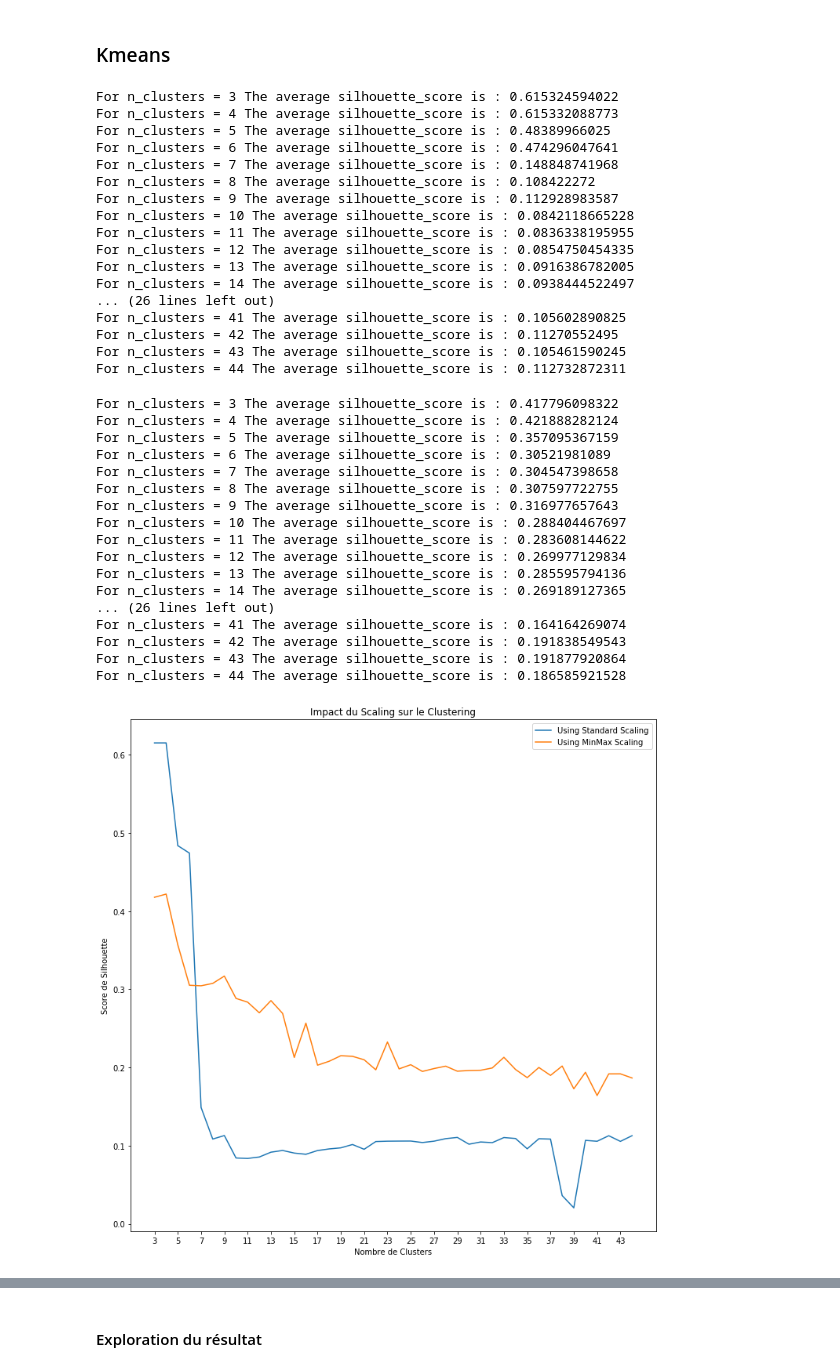
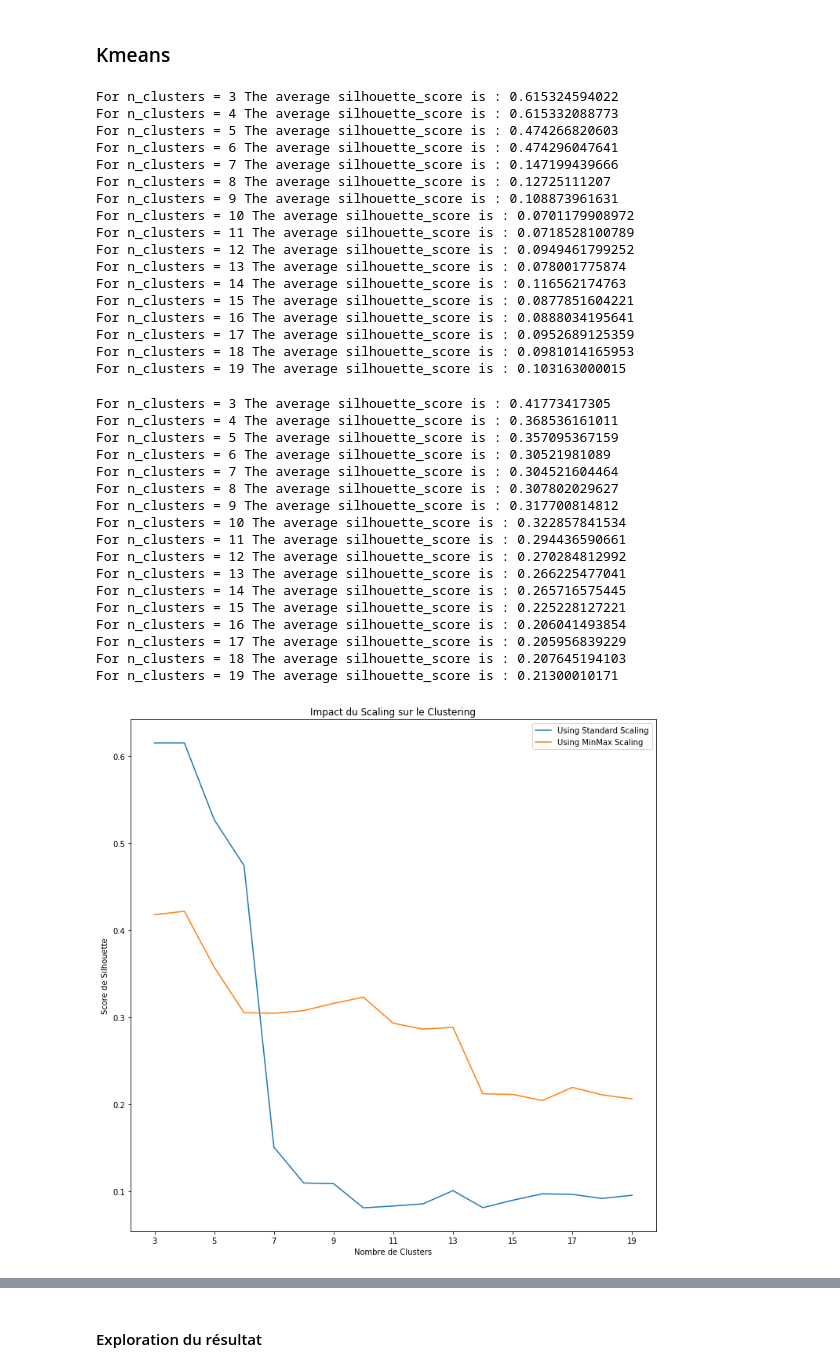
Before and after one commit to Coni63/OC_DS, a Jupyter notebook: P5/Segmentation Client.ipynb, the cells around one changed output, grey strips where cells are left out. Cells and saved outputs as stored; diff of their text form; code cells hidden in the pictures.

```diff
--- a/P5/Segmentation Client.ipynb
+++ b/P5/Segmentation Client.ipynb
@@ -1005,7 +1141,7 @@ y_minmax = []
 scaler = StandardScaler()
 X_std_scaled = scaler.fit_transform(final_df)
 
-for n_clusters in range(3,45):
+for n_clusters in range(3,20):
     kmeans = KMeans(init='k-means++', n_clusters = n_clusters, n_init=10)
     kmeans.fit(X_std_scaled)
     clusters = kmeans.predict(X_std_scaled)
@@ -1015,26 +1151,26 @@ for n_clusters in range(3,45):
 # %% [output]
 For n_clusters = 3 The average silhouette_score is : 0.615324594022
 For n_clusters = 4 The average silhouette_score is : 0.615332088773
-For n_clusters = 5 The average silhouette_score is : 0.48389966025
+For n_clusters = 5 The average silhouette_score is : 0.474266820603
 For n_clusters = 6 The average silhouette_score is : 0.474296047641
-For n_clusters = 7 The average silhouette_score is : 0.148848741968
-For n_clusters = 8 The average silhouette_score is : 0.108422272
-For n_clusters = 9 The average silhouette_score is : 0.112928983587
-For n_clusters = 10 The average silhouette_score is : 0.0842118665228
-For n_clusters = 11 The average silhouette_score is : 0.0836338195955
-For n_clusters = 12 The average silhouette_score is : 0.0854750454335
-For n_clusters = 13 The average silhouette_score is : 0.0916386782005
-For n_clusters = 14 The average silhouette_score is : 0.0938444522497
-... (26 lines left out)
-For n_clusters = 41 The average silhouette_score is : 0.105602890825
-For n_clusters = 42 The average silhouette_score is : 0.11270552495
-For n_clusters = 43 The average silhouette_score is : 0.105461590245
-For n_clusters = 44 The average silhouette_score is : 0.112732872311
+For n_clusters = 7 The average silhouette_score is : 0.147199439666
+For n_clusters = 8 The average silhouette_score is : 0.12725111207
+For n_clusters = 9 The average silhouette_score is : 0.108873961631
+For n_clusters = 10 The average silhouette_score is : 0.0701179908972
+For n_clusters = 11 The average silhouette_score is : 0.0718528100789
+For n_clusters = 12 The average silhouette_score is : 0.0949461799252
+For n_clusters = 13 The average silhouette_score is : 0.078001775874
+For n_clusters = 14 The average silhouette_score is : 0.116562174763
+For n_clusters = 15 The average silhouette_score is : 0.0877851604221
+For n_clusters = 16 The average silhouette_score is : 0.0888034195641
+For n_clusters = 17 The average silhouette_score is : 0.0952689125359
+For n_clusters = 18 The average silhouette_score is : 0.0981014165953
+For n_clusters = 19 The average silhouette_score is : 0.103163000015
 # %%
 scaler = MinMaxScaler()
 X_minmax_scaled = scaler.fit_transform(final_df)
 
-for n_clusters in range(3,45):
+for n_clusters in range(3,20):
     kmeans = KMeans(init='k-means++', n_clusters = n_clusters, n_init=10)
     kmeans.fit(X_minmax_scaled)
     clusters = kmeans.predict(X_minmax_scaled)
@@ -1042,33 +1178,33 @@ for n_clusters in range(3,45):
     y_minmax.append(silhouette_avg)
     print("For n_clusters =", n_clusters, "The average silhouette_score is :", silhouette_avg)
 # %% [output]
-For n_clusters = 3 The average silhouette_score is : 0.417796098322
-For n_clusters = 4 The average silhouette_score is : 0.421888282124
+For n_clusters = 3 The average silhouette_score is : 0.41773417305
+For n_clusters = 4 The average silhouette_score is : 0.368536161011
 For n_clusters = 5 The average silhouette_score is : 0.357095367159
 For n_clusters = 6 The average silhouette_score is : 0.30521981089
-For n_clusters = 7 The average silhouette_score is : 0.304547398658
-For n_clusters = 8 The average silhouette_score is : 0.307597722755
-For n_clusters = 9 The average silhouette_score is : 0.316977657643
-For n_clusters = 10 The average silhouette_score is : 0.288404467697
-For n_clusters = 11 The average silhouette_score is : 0.283608144622
-For n_clusters = 12 The average silhouette_score is : 0.269977129834
-For n_clusters = 13 The average silhouette_score is : 0.285595794136
-For n_clusters = 14 The average silhouette_score is : 0.269189127365
-... (26 lines left out)
-For n_clusters = 41 The average silhouette_score is : 0.164164269074
-For n_clusters = 42 The average silhouette_score is : 0.191838549543
-For n_clusters = 43 The average silhouette_score is : 0.191877920864
-For n_clusters = 44 The average silhouette_score is : 0.186585921528
+For n_clusters = 7 The average silhouette_score is : 0.304521604464
+For n_clusters = 8 The average silhouette_score is : 0.307802029627
+For n_clusters = 9 The average silhouette_score is : 0.317700814812
+For n_clusters = 10 The average silhouette_score is : 0.322857841534
+For n_clusters = 11 The average silhouette_score is : 0.294436590661
+For n_clusters = 12 The average silhouette_score is : 0.270284812992
+For n_clusters = 13 The average silhouette_score is : 0.266225477041
+For n_clusters = 14 The average silhouette_score is : 0.265716575445
+For n_clusters = 15 The average silhouette_score is : 0.225228127221
+For n_clusters = 16 The average silhouette_score is : 0.206041493854
+For n_clusters = 17 The average silhouette_score is : 0.205956839229
+For n_clusters = 18 The average silhouette_score is : 0.207645194103
+For n_clusters = 19 The average silhouette_score is : 0.21300010171
 # %%
 plt.figure(figsize=(12,12))
-plt.plot(list(range(3,45)), y_std, label="Using Standard Scaling")
-plt.plot(list(range(3,45)), y_minmax, label="Using MinMax Scaling")
+plt.plot(list(range(3,20)), y_std, label="Using Standard Scaling")
+plt.plot(list(range(3,20)), y_minmax, label="Using MinMax Scaling")
 plt.legend()
 plt.xlabel("Nombre de Clusters")
 plt.ylabel("Score de Silhouette")
 plt.title("Impact du Scaling sur le Clustering")
-plt.xticks(list(range(3,45, 2)))
+plt.xticks(list(range(3,20, 2)))
 plt.savefig("img/scaling.png")
 plt.show()
 # %% [output]
-[figure, old version]
+[figure, new version]
```
Also changed, not shown: parts of 103 cells of this notebook, 18 other files.
